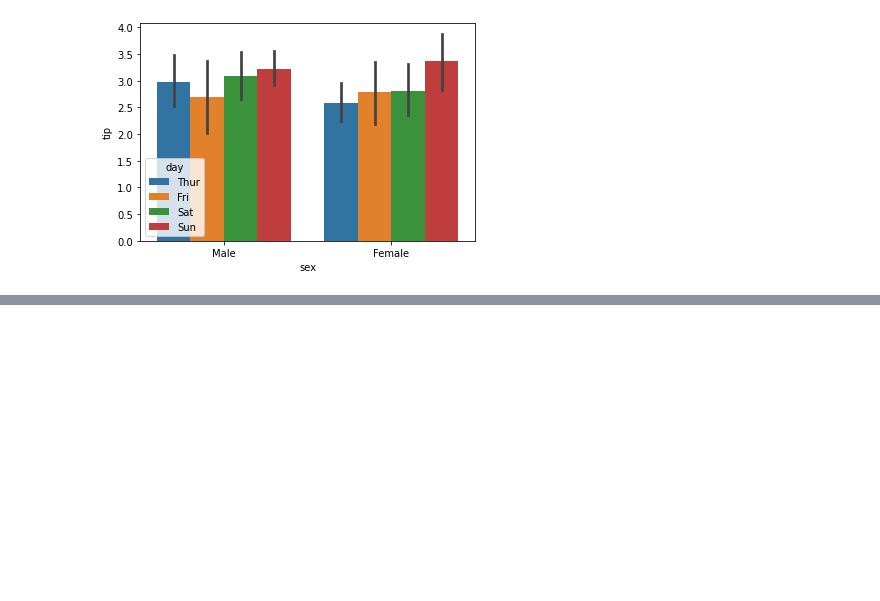
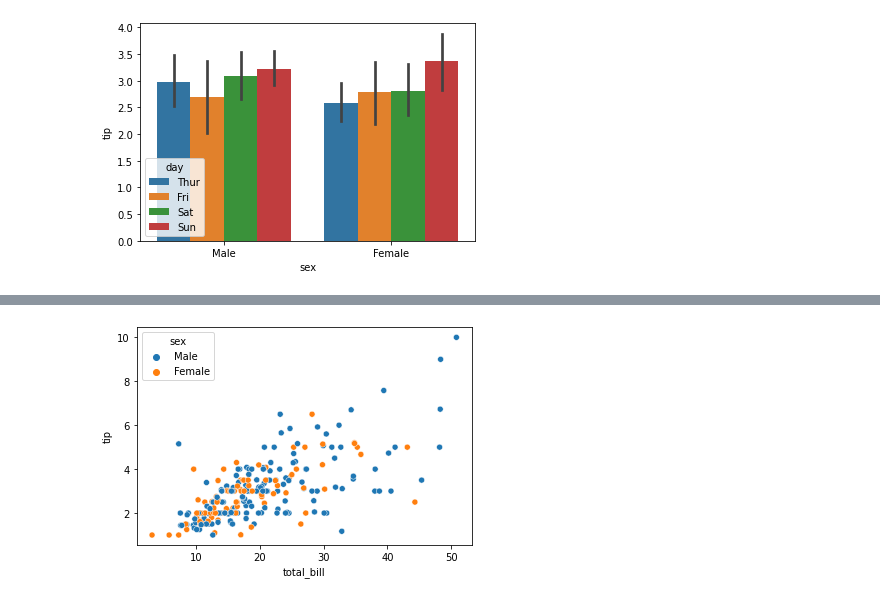
Before and after one commit to sejinseo/Itwill_Python, a Jupyter notebook: py22_seaborn.ipynb, the cells around one changed output, grey strips where cells are left out. Drawn from its saved outputs; the diff is of its cells as text; code cells hidden in the pictures; blank space fills up the shorter version.

```diff
--- a/py22_seaborn.ipynb
+++ b/py22_seaborn.ipynb
@@ -245,0 +269,6 @@ plt.show()
+# %%
+# tip ~ total_bill 산점도 + 점의 색깔을 성별(grouping)에 따라서 다르게 시각화
+sns.scatterplot(x='total_bill', y='tip', hue='sex', data=tips)
+plt.show()
+# %% [output]
+[figure, added]
```
Also changed, not shown: parts of 16 cells of this notebook.
